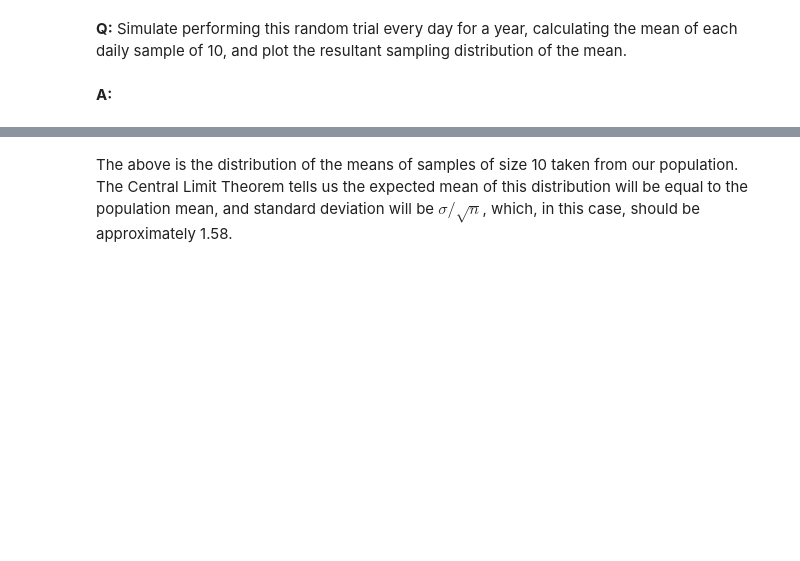
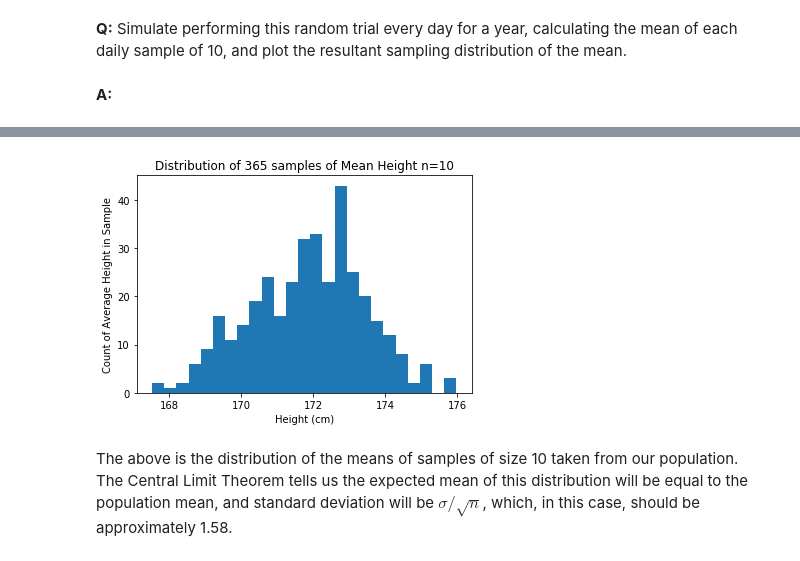
Before and after one commit to magus0/springboard-frequentist-statistics-project, a Jupyter notebook: inferential_statistics_1a-Q6.25.ipynb, the cells around one changed output, grey strips where cells are left out. Cells and saved outputs as stored; diff of their text form; code cells hidden in the pictures; blank space fills up the shorter version.

```diff
--- a/inferential_statistics_1a-Q6.25.ipynb
+++ b/inferential_statistics_1a-Q6.25.ipynb
@@ -201,0 +216,5 @@ seed(47)
+# %%
+seed(47)
+# take your samples here
+mean_df = pd.DataFrame({'sample_mean': [np.mean(townsfolk_sampler(10)) for i in range(365)]})
+mean_df.describe()
@@ -202,3 +231,10 @@ seed(47)
+# %%
+_ = plt.hist(mean_df['sample_mean'], bins=25)
+_ = plt.xlabel('Height (cm)')
+_ = plt.ylabel('Count of Average Height in Sample')
+_ = plt.title("Distribution of 365 samples of Mean Height n=10")
+# %% [output]
+[figure, added]
 # %% [markdown]
 The above is the distribution of the means of samples of size 10 taken from our population. The Central Limit Theorem tells us the expected mean of this distribution will be equal to the population mean, and standard deviation will be $\sigma / \sqrt n$, which, in this case, should be approximately 1.58.
 # %% [markdown]
```
Also changed, not shown: parts of 42 cells of this notebook.
